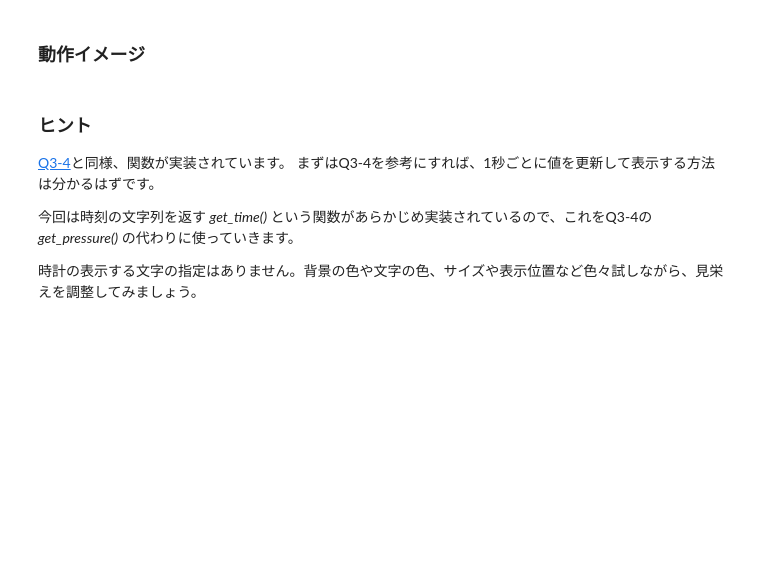
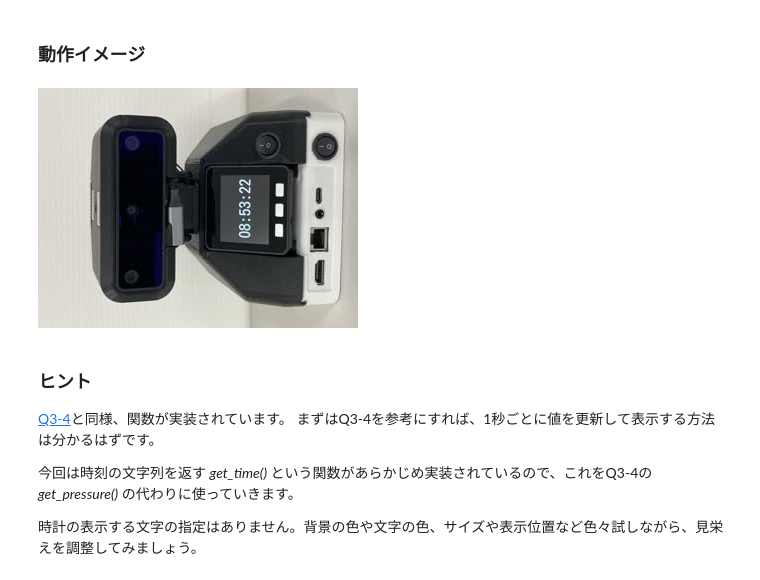
Before and after one commit to AkariGroup/akari_practice, a Jupyter notebook: 3_display/q3-5_clock.ipynb, the cells around one changed output. Drawn from its saved outputs; the diff is of its cells as text; code cells hidden in the pictures; blank space fills up the shorter version.

```diff
--- a/3_display/q3-5_clock.ipynb
+++ b/3_display/q3-5_clock.ipynb
@@ -46,7 +46,9 @@ def get_time() -> str:
 ### 動作イメージ
 # %%
 from IPython.display import Image
-Image('gif/q3-5.gif')
+Image('image/q3-5.jpg')
+# %% [output]
+[figure, added]
 # %% [markdown]
 ### ヒント
 [Q3-4](q3-4_pressure_sensor.ipynb)と同様、関数が実装されています。
```
Also changed, not shown: 9 other files.
